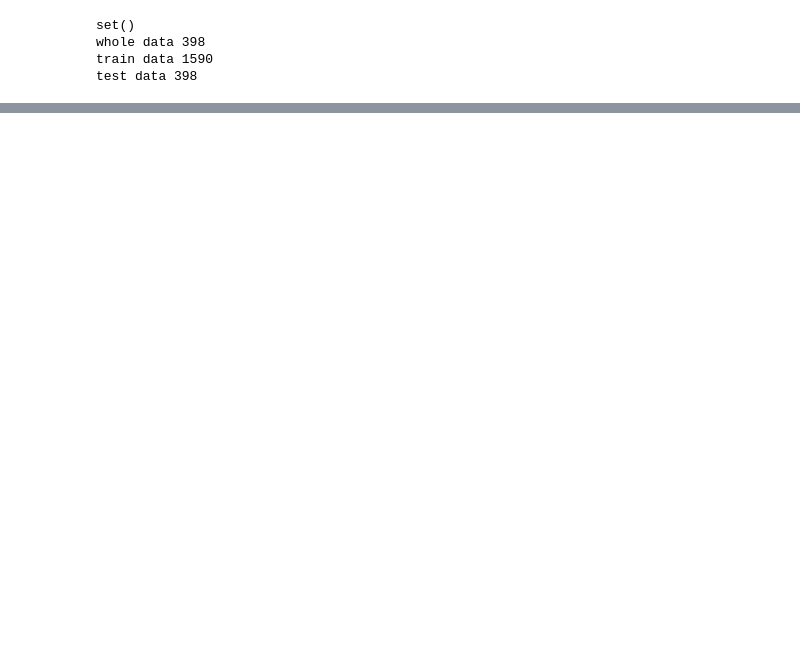
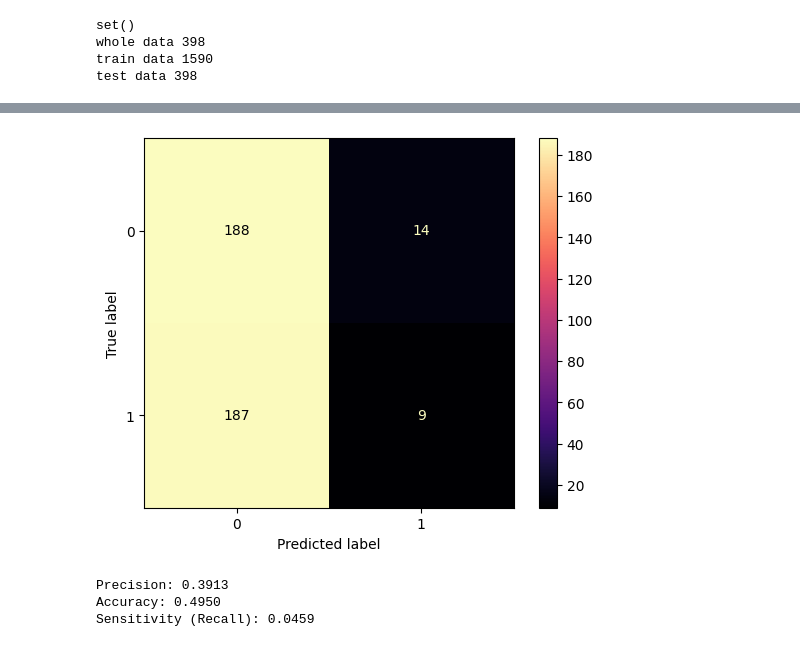
Before and after one commit to tohidnoori/convolution-neural-network-study, a Jupyter notebook: happy-sad-cnn.ipynb, the cells around one changed output, grey strips where cells are left out. Drawn from its saved outputs; the diff is of its cells as text; code cells hidden in the pictures; blank space fills up the shorter version.

```diff
--- a/happy-sad-cnn.ipynb
+++ b/happy-sad-cnn.ipynb
@@ -79,3 +79,8 @@ set()
 whole data 398
 train data 1590
 test data 398
+# %%
+#print("each data shape "+str(Xdata[0].shape))
+X_train_data = np.array(X_train_data, dtype=np.float32)
+Y_train_data = np.array(Y_train_data, dtype=np.float32)
+X_train_data.shape
@@ -81,0 +89,14 @@ test data 398
+# %%
+model = Sequential([
+    Conv2D(filters=32, kernel_size=(3, 3), input_shape=(img_width, img_height, 3)),
+    MaxPooling2D(pool_size=(2, 2), strides=(2, 2)),
+    Conv2D(filters=16,kernel_size=(3, 3)),
+    MaxPooling2D(pool_size=(2, 2), strides=(2, 2)),
+    Flatten(),
+    Dense(128, activation='relu'),
+    Dense(64, activation='relu'),
+    Dense(1, activation='sigmoid')
+])
+model.compile(optimizer="rmsprop", loss='binary_crossentropy', metrics=['accuracy'])
+
+model.summary()
@@ -81,0 +127,4 @@ test data 398
+# %%
+model.fit(X_train_data, Y_train_data,batch_size=64, epochs=300,verbose=1)
+del X_train_data
+del Y_train_data
@@ -81,0 +137,7 @@ test data 398
+# %%
+X_test_data = np.array(X_test_data, dtype=np.float32)
+Y_test_data = np.array(Y_test_data, dtype=np.float32)
+predictions1 = model.predict(X_test_data)
+tensor_predictions = (np.array(predictions1)>= 0.5).astype(int)
+plot_confusion_mat(tensor_predictions,Y_test_data,"Tensor flow model confusion matrix")
+# %% [output]
@@ -81,0 +145,4 @@ test data 398
+[figure, added]
+Precision: 0.3913
+Accuracy: 0.4950
+Sensitivity (Recall): 0.0459
```
Also changed, not shown: parts of 5 cells of this notebook.
